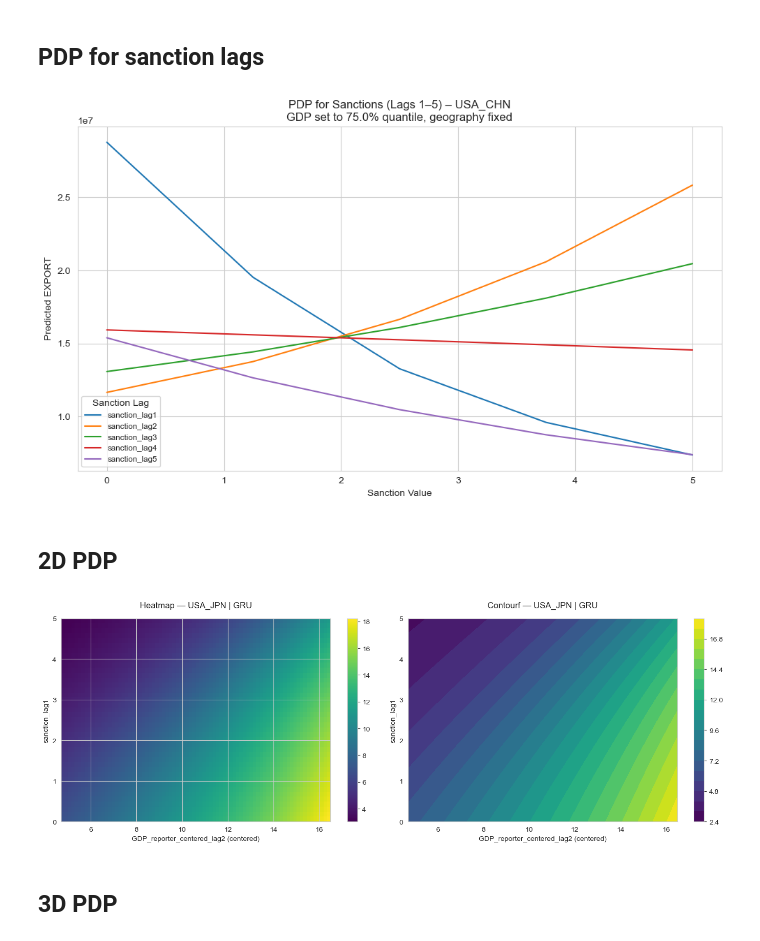
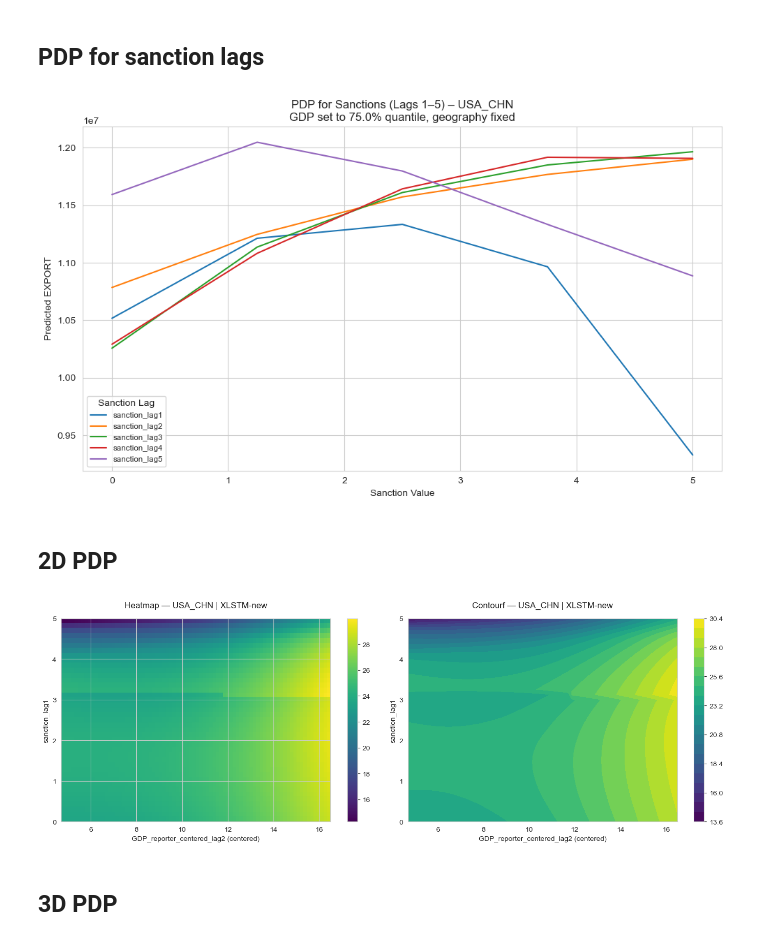
Before and after one commit to Freyness-gd/trade_under_pressure_thesis, a Jupyter notebook: src/prediction/tc_shap.ipynb, the cells around one changed output. Drawn from its saved outputs; the diff is of its cells as text; code cells hidden in the pictures.

Commit message:
:chart_with_upwards_trend: chore: Finish most of the data exploration

```diff
--- a/src/prediction/tc_shap.ipynb
+++ b/src/prediction/tc_shap.ipynb
@@ -115,19 +115,24 @@ df_nn
 # %%
 # 1) Load all models
 checkpoints = {
-  "GRU": torch.load("../../models/GRU-0_001lr-0_2d-128hs-0_03wd.pt", map_location="cpu"),
-  "LSTM": torch.load("../../models/LSTM-0_001lr-0_4d-128hs-0_001wd.pt", map_location="cpu"),
-  "XLSTM": torch.load("../../models/XLSTM-0_001lr-0_25d-128hs-0_0wd.pt", map_location="cpu"),
-  "SLSTM": torch.load("../../models/SLSTM-0_001lr-0_25d-128hs-0_0wd.pt", map_location="cpu"),
-  "MLSTM": torch.load("../../models/MLSTM-0_001lr-0_25d-128hs-0_0wd.pt", map_location="cpu")
+  "GRU": torch.load("../../models/GRU-0_0003lr-0_05d-256hs-0wd-128bs-2layers-128es-kfolds8-hp.pt", map_location="cpu"),
+  "GRU-new": torch.load("../../models/GRU-0_001lr-0_1d-128hs-0_001wd-64bs-2layers-64es-kfolds8-hp.pt",
+                        map_location="cpu"),
+  "LSTM": torch.load("../../models/LSTM-0_0003lr-0_05d-256hs-1e-06wd-128bs-3layers-128es-kfolds8-hp.pt",
+                     map_location="cpu"),
+  "LSTM-new": torch.load("../../models/LSTM-0_001lr-0_1d-256hs-1e-05wd-64bs-2layers-64es-kfolds6-hp.pt",
+                         map_location="cpu"),
+  # "XLSTM": torch.load("../../models/XLSTM-0_001lr-0_25d-128hs-0_0wd.pt", map_location="cpu"),
+  "XLSTM-new": torch.load("../../models/XLSTM(sm)-0_0003lr-0_05d-256hs-0wd-128bs-2layers-128es-kfolds8-hp.pt",
+                          map_location="cpu"),
 }
 
 # Save all models in a dictionary
 models = { }
 for name, ckpt in checkpoints.items():
-  if name == "GRU":
+  if name.startswith("GRU"):
     m = tum.DyadGRU(**ckpt["model_hyperparams"])
-  elif name == "LSTM":
+  elif name == "LSTM" or name == "LSTM-new":
     m = tum.DyadLSTM(**ckpt["model_hyperparams"])
   else:
     m = tum.DyadXLSTM(**ckpt["model_hyperparams"])
@@ -236,7 +241,7 @@ top_dyads = [
 ]
 
 # Prepare model
-model_tc_shap = models["GRU"]
+model_tc_shap = models["XLSTM-new"]
 model_tc_shap.eval()
 model_tc_shap.to(device)
 # %% [output]
@@ -462,7 +479,7 @@ for i in range(len(dataset)):
     X_fixed = X.clone()
     break
 # %%
-model = models["GRU"]
+model = models["XLSTM-new"]
 model.eval()
 model.to(device)
 
@@ -504,7 +521,7 @@ plt.legend(title="Sanction Lag", fontsize="small")
 plt.tight_layout()
 plt.show()
 # %% [output]
-[figure, old version]
+[figure, new version]
 # %% [markdown]
 ## 2D PDP
 # %%
@@ -632,19 +649,19 @@ def pdp_2d_gdp_reporter_vs_sanction(
   plt.show()
 # %%
 pdp_2d_gdp_reporter_vs_sanction(
-  dyad_id="USA_JPN",
-  model_name="GRU",
+  dyad_id="USA_CHN",
+  model_name="XLSTM-new",
   gdp_reporter_lag=2,
   sanction_lag=1,
   sanc_min=0.0,
   sanc_max=5.0,
   n_gdp=80,
   n_sanc=41,
   batch_size=2048,
   uncenter_export=False,
 )
 # %% [output]
-[figure, old version]
+[figure, new version]
 # %% [markdown]
 ## 3D PDP
 # %%
```
Also changed, not shown: parts of 10 cells of this notebook, 10 other files.
